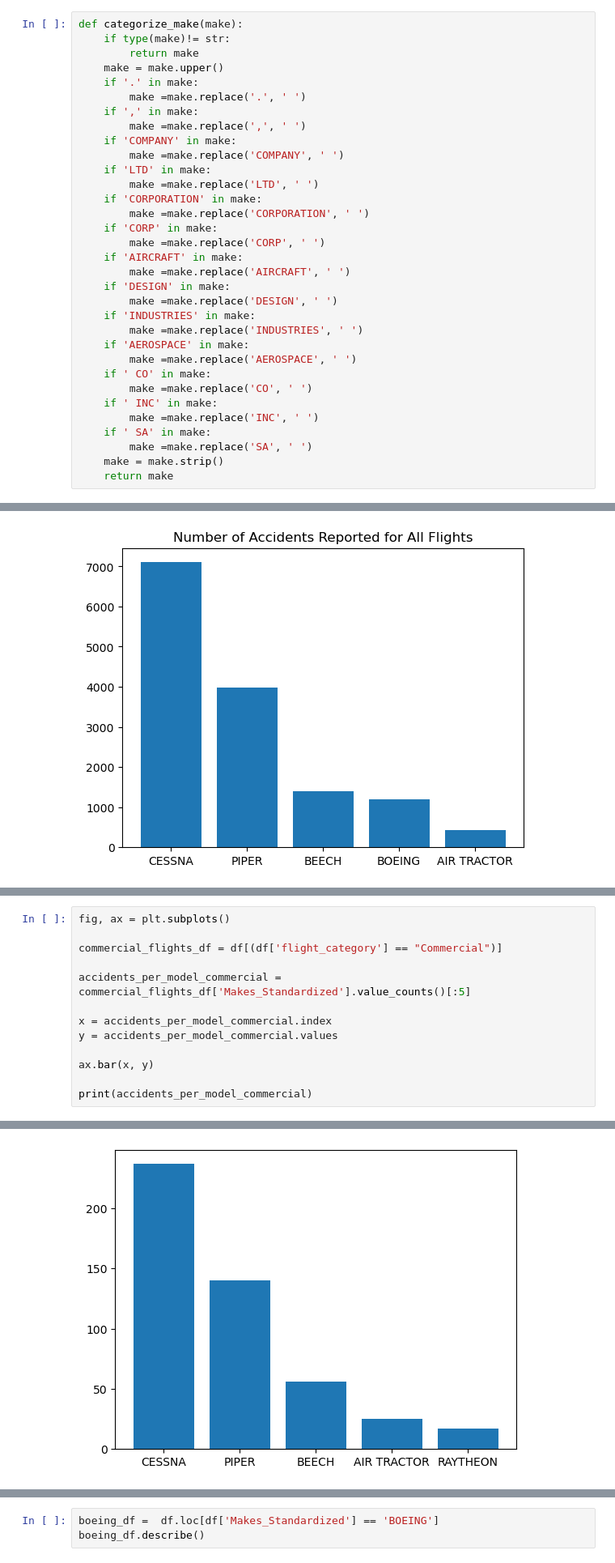
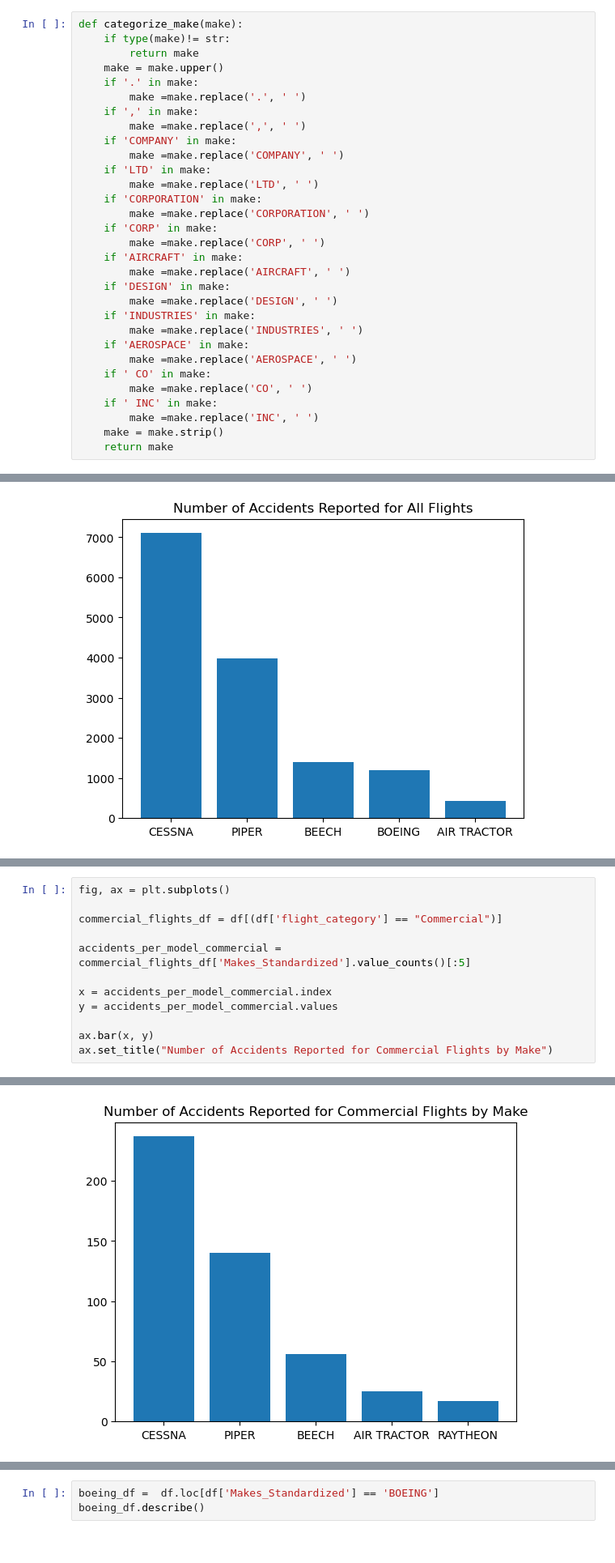
Before and after one commit to mcumiskey/Aviation-Risk-Analysis, a Jupyter notebook: aviation analysis conclusion.ipynb, the cells around one changed output, grey strips where cells are left out. Shown: that part at 81% size. Drawn from its saved outputs; the diff is of its cells as text.

Commit message:
Improved wording, added visuals, filled in readme

```diff
--- a/aviation analysis conclusion.ipynb
+++ b/aviation analysis conclusion.ipynb
@@ -218,8 +209,6 @@ def categorize_make(make):
         make =make.replace('CO', ' ')
     if ' INC' in make:
         make =make.replace('INC', ' ')
-    if ' SA' in make:
-        make =make.replace('SA', ' ')
     make = make.strip()
     return make
 # %%
@@ -336,6 +306,5 @@ x = accidents_per_model_commercial.index
 y = accidents_per_model_commercial.values
 
 ax.bar(x, y)
-
-print(accidents_per_model_commercial)
+ax.set_title("Number of Accidents Reported for Commercial Flights by Make")
 # %% [output]
@@ -349,4 +312,4 @@ Name: count, dtype: int64
-[figure, old version]
+[figure, new version]
 # %%
 popular_commercial_models = ['CESSNA', 'PIPER', 'BEECH', 'AIR TRACTOR', 'RAYTHEON']
 
```
Also changed, not shown: parts of 63 cells of this notebook, 8 other files.
